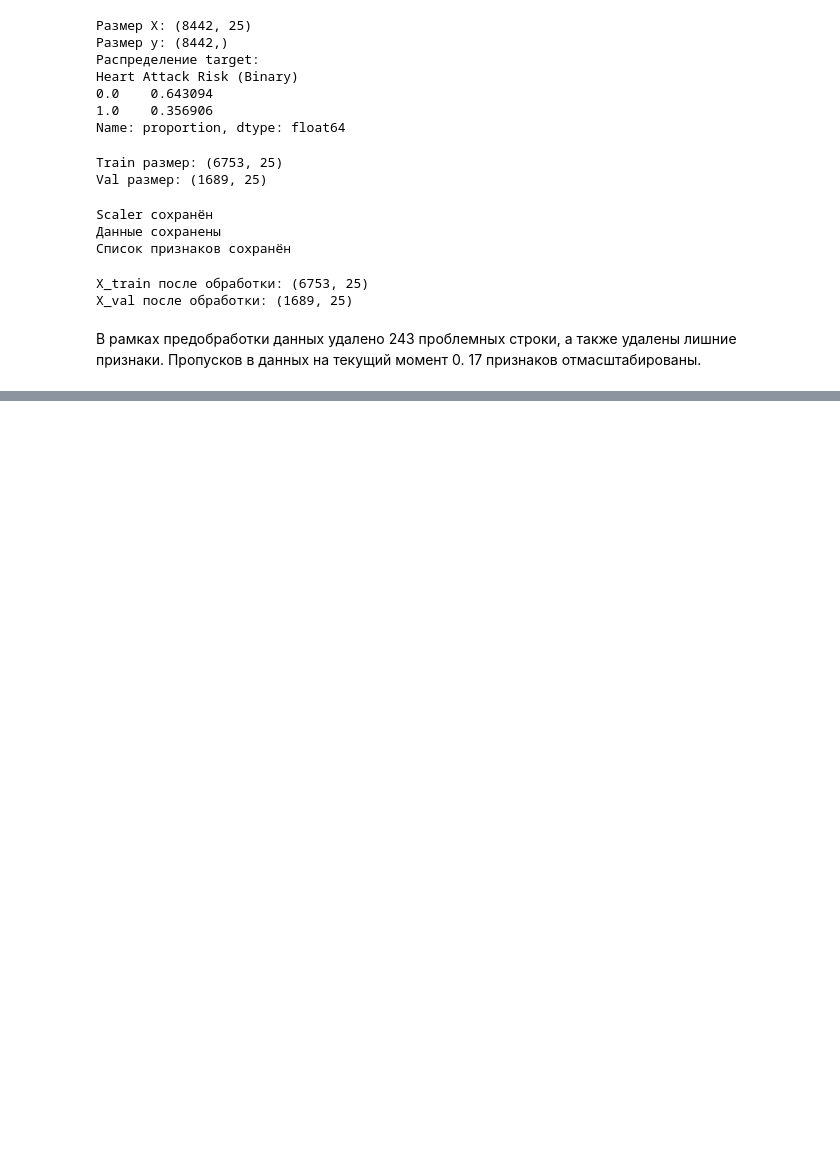
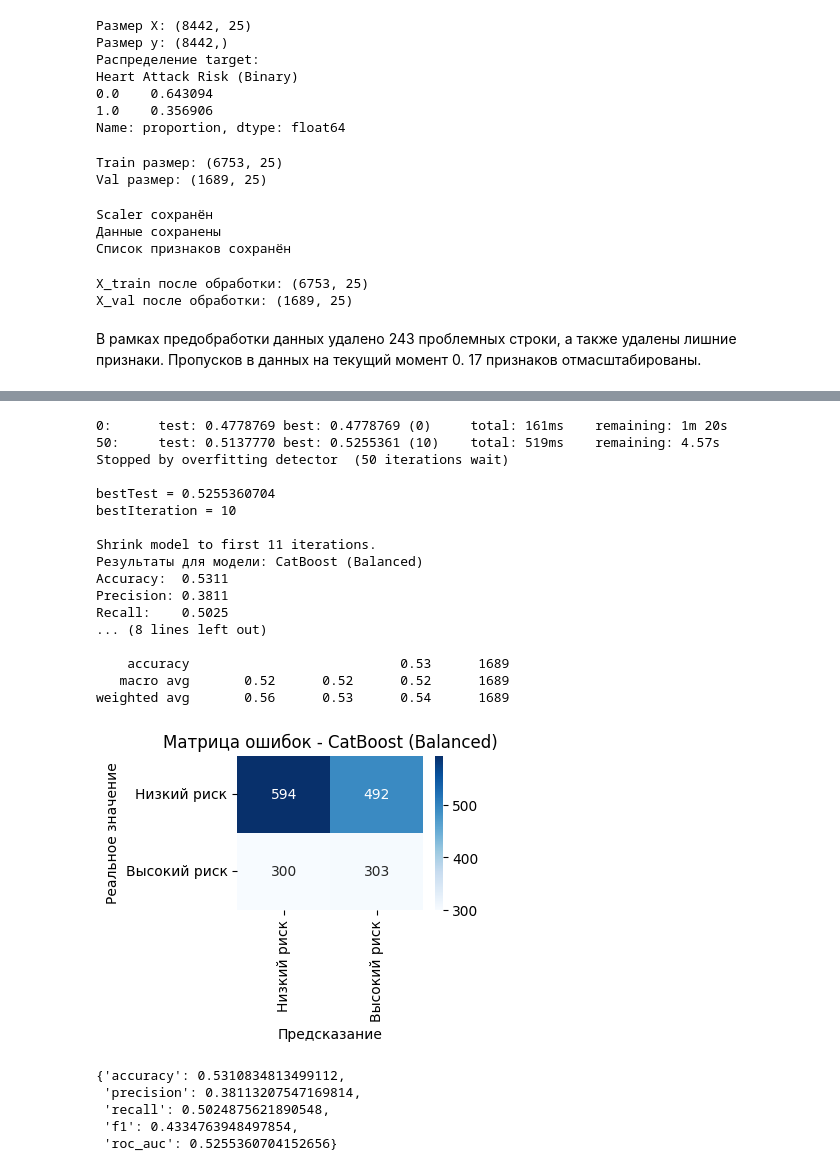
Before and after one commit to mrezaeva99-dotcom/heart_attack_risk, a Jupyter notebook: notebooks/01_eda.ipynb, the cells around one changed output, grey strips where cells are left out. Saved outputs shown, nothing was run; the diff lists cells and outputs as text; code cells hidden in the pictures; blank space fills up the shorter version.

```diff
--- a/notebooks/01_eda.ipynb
+++ b/notebooks/01_eda.ipynb
@@ -573,0 +724,47 @@ X_val после обработки: (1689, 25)
+# %%
+# Обучаем CatBoost с балансировкой
+catboost_balanced = CatBoostClassifier(
+    iterations=500,
+    learning_rate=0.05,
+    depth=6,
+    l2_leaf_reg=3,
+    loss_function='Logloss',
+    eval_metric='AUC',
+    random_seed=42,
+    verbose=50,
+    early_stopping_rounds=50,
+    auto_class_weights='Balanced'
+)
+
+catboost_balanced.fit(
+    X_train_scaled, y_train,
+    eval_set=(X_val_scaled, y_val),
+    verbose=50
+)
+
+# Оцениваем базовую модель (для сравнения)
+evaluate_model(catboost_balanced, X_val_scaled, y_val, "CatBoost (Balanced)")
+# %% [output]
+0:      test: 0.4778769 best: 0.4778769 (0)     total: 161ms    remaining: 1m 20s
+50:     test: 0.5137770 best: 0.5255361 (10)    total: 519ms    remaining: 4.57s
+Stopped by overfitting detector  (50 iterations wait)
+
+bestTest = 0.5255360704
+bestIteration = 10
+
+Shrink model to first 11 iterations.
+Результаты для модели: CatBoost (Balanced)
+Accuracy:  0.5311
+Precision: 0.3811
+Recall:    0.5025
+... (8 lines left out)
+
+    accuracy                           0.53      1689
+   macro avg       0.52      0.52      0.52      1689
+weighted avg       0.56      0.53      0.54      1689
+[figure, added]
+{'accuracy': 0.5310834813499112,
+ 'precision': 0.38113207547169814,
+ 'recall': 0.5024875621890548,
+ 'f1': 0.4334763948497854,
+ 'roc_auc': 0.5255360704152656}
```
Also changed, not shown: parts of 34 cells of this notebook, 15 other files.
